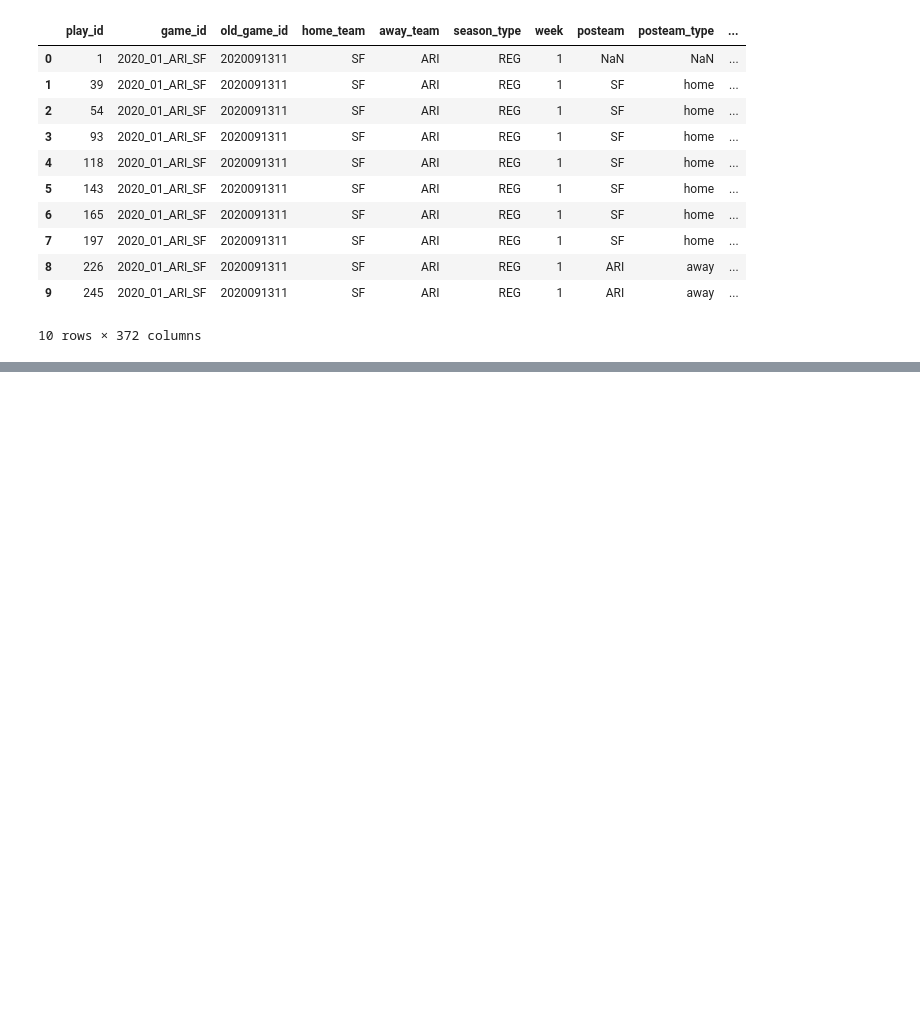
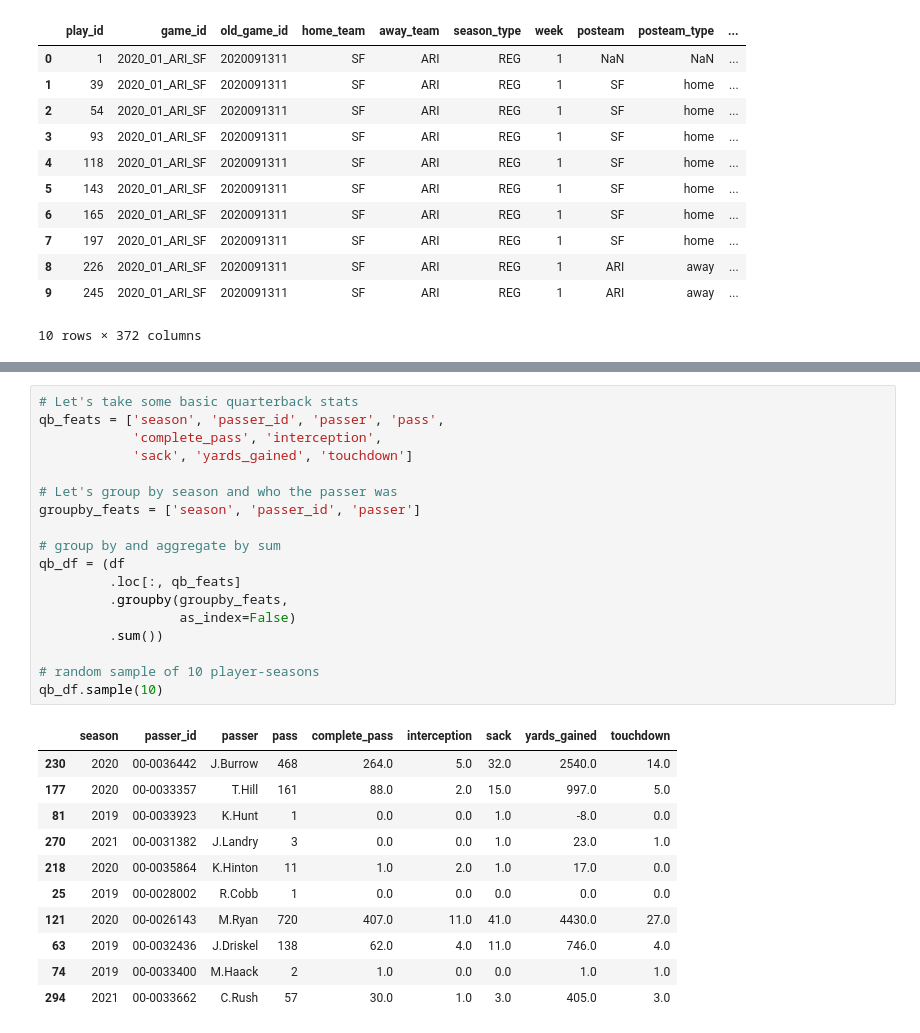
Before and after one commit to thijswillemmoens/predict_nfl_touchdowns, a Jupyter notebook: main.ipynb, the cells around one changed output, grey strips where cells are left out. Saved outputs shown, nothing was run; the diff lists cells and outputs as text; blank space fills up the shorter version.

```diff
--- a/main.ipynb
+++ b/main.ipynb
@@ -44,0 +77,30 @@ df.head(10)
+# %%
+# Let's take some basic quarterback stats
+qb_feats = ['season', 'passer_id', 'passer', 'pass',
+            'complete_pass', 'interception',
+            'sack', 'yards_gained', 'touchdown']
+
+# Let's group by season and who the passer was
+groupby_feats = ['season', 'passer_id', 'passer']
+
+# group by and aggregate by sum
+qb_df = (df
+         .loc[:, qb_feats]
+         .groupby(groupby_feats,
+                  as_index=False)
+         .sum())
+
+# random sample of 10 player-seasons
+qb_df.sample(10)
+# %% [output]
+|  | season | passer_id | passer | pass | complete_pass | interception | sack | yards_gained | touchdown |
+| 230 | 2020 | 00-0036442 | J.Burrow | 468 | 264.0 | 5.0 | 32.0 | 2540.0 | 14.0 |
+| 177 | 2020 | 00-0033357 | T.Hill | 161 | 88.0 | 2.0 | 15.0 | 997.0 | 5.0 |
+| 81 | 2019 | 00-0033923 | K.Hunt | 1 | 0.0 | 0.0 | 1.0 | -8.0 | 0.0 |
+| 270 | 2021 | 00-0031382 | J.Landry | 3 | 0.0 | 0.0 | 1.0 | 23.0 | 1.0 |
+| 218 | 2020 | 00-0035864 | K.Hinton | 11 | 1.0 | 2.0 | 1.0 | 17.0 | 0.0 |
+| 25 | 2019 | 00-0028002 | R.Cobb | 1 | 0.0 | 0.0 | 0.0 | 0.0 | 0.0 |
+| 121 | 2020 | 00-0026143 | M.Ryan | 720 | 407.0 | 11.0 | 41.0 | 4430.0 | 27.0 |
+| 63 | 2019 | 00-0032436 | J.Driskel | 138 | 62.0 | 4.0 | 11.0 | 746.0 | 4.0 |
+| 74 | 2019 | 00-0033400 | M.Haack | 2 | 1.0 | 0.0 | 0.0 | 1.0 | 1.0 |
+| 294 | 2021 | 00-0033662 | C.Rush | 57 | 30.0 | 1.0 | 3.0 | 405.0 | 3.0 |
```
Also changed, not shown: parts of 3 cells of this notebook.
